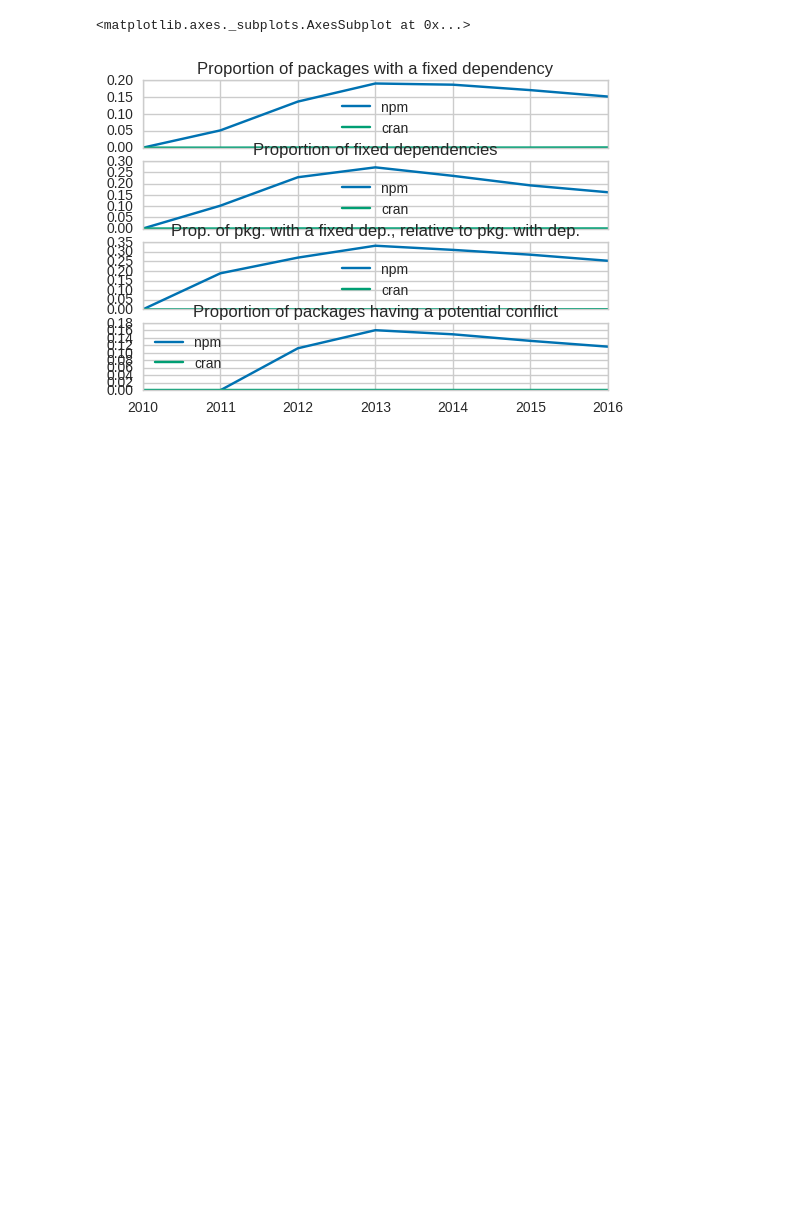
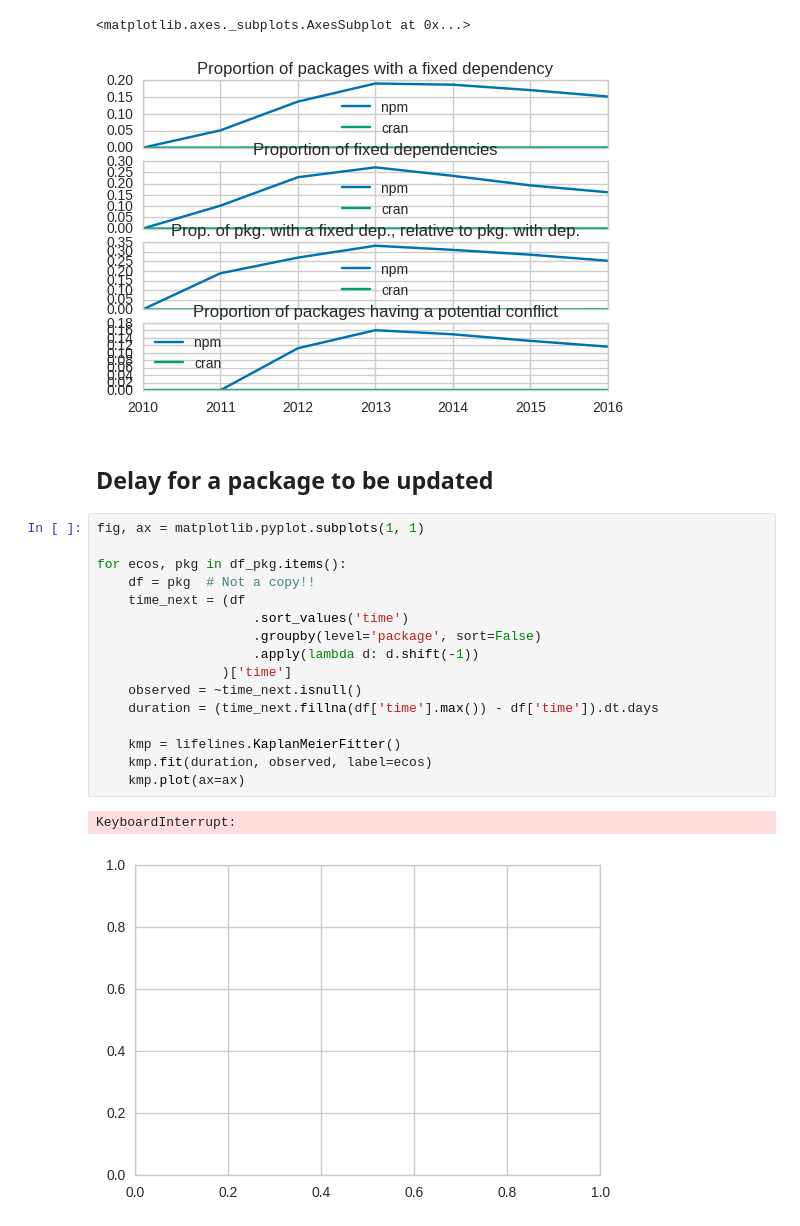
Before and after one commit to maelick/deps-analysis, a Jupyter notebook: notebook/Exploratory.ipynb, the cells around one changed output. Saved outputs shown, nothing was run; the diff lists cells and outputs as text; blank space fills up the shorter version.

```diff
--- a/notebook/Exploratory.ipynb
+++ b/notebook/Exploratory.ipynb
@@ -157,3 +158,24 @@ df_t_conflict.plot(ax=axes[3], title='Proportion of packages having a potential
 # %% [output]
 <matplotlib.axes._subplots.AxesSubplot at 0x...>
 [figure]
+# %% [markdown]
+## Delay for a package to be updated
+# %%
+fig, ax = matplotlib.pyplot.subplots(1, 1)
+
+for ecos, pkg in df_pkg.items():
+    df = pkg  # Not a copy!!
+    time_next = (df
+                    .sort_values('time')
+                    .groupby(level='package', sort=False)
+                    .apply(lambda d: d.shift(-1))
+                )['time']
+    observed = ~time_next.isnull()
+    duration = (time_next.fillna(df['time'].max()) - df['time']).dt.days
+
+    kmp = lifelines.KaplanMeierFitter()
+    kmp.fit(duration, observed, label=ecos)
+    kmp.plot(ax=ax)
+# %% [output]
+KeyboardInterrupt:
+[figure, added]
```
Also changed, not shown: parts of 1 cell of this notebook, 1 other file.
